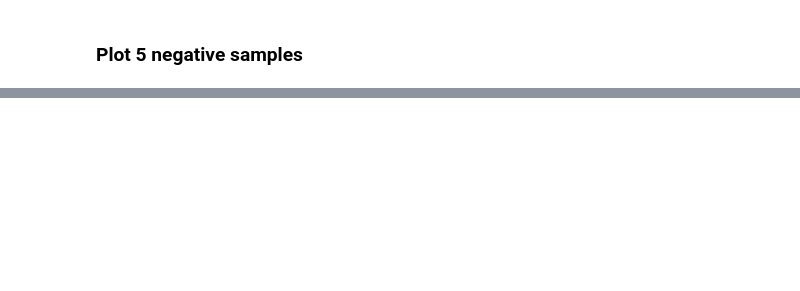
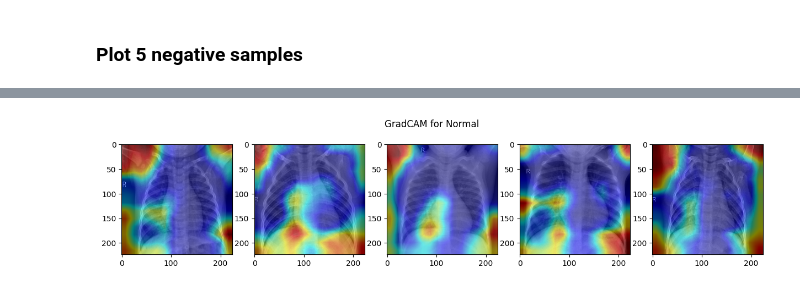
Before and after one commit to richdanis/ML4H, a Jupyter notebook: Project 1/MLHC_P1_Part2_c_d.ipynb, the cells around one changed output, grey strips where cells are left out. Saved outputs shown, nothing was run; the diff lists cells and outputs as text; code cells hidden in the pictures; blank space fills up the shorter version.

```diff
--- a/Project 1/MLHC_P1_Part2_c_d.ipynb
+++ b/Project 1/MLHC_P1_Part2_c_d.ipynb
@@ -295,0 +302,2 @@ plt.show()
+# %%
+normal_cam = cam(input_tensor=normal)
@@ -295,0 +318,14 @@ plt.show()
+# %%
+plt.rcParams["figure.figsize"] = (15,3)
+fig, ax = plt.subplots(1, 5)
+fig.suptitle("GradCAM for Normal")
+
+for gray_cam, img, axis in zip(normal_cam, normal, ax):
+
+  original_image = np.transpose(img.cpu().detach().numpy(), (1, 2, 0))
+  visualization = show_cam_on_image(original_image, gray_cam, use_rgb=True)
+  axis.imshow(visualization)
+
+plt.show()
+# %% [output]
+[figure, added]
```
Also changed, not shown: parts of 12 cells of this notebook.
